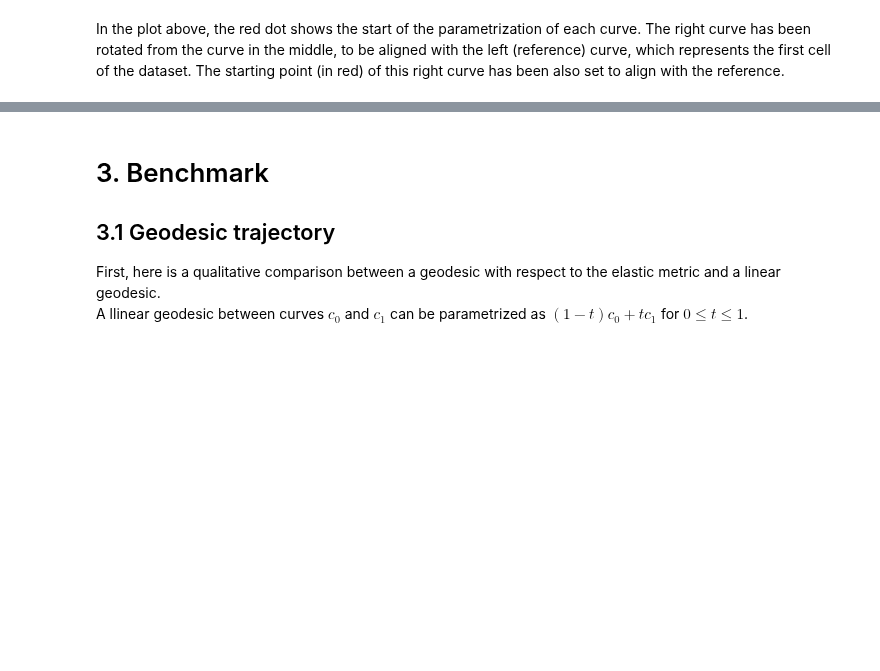
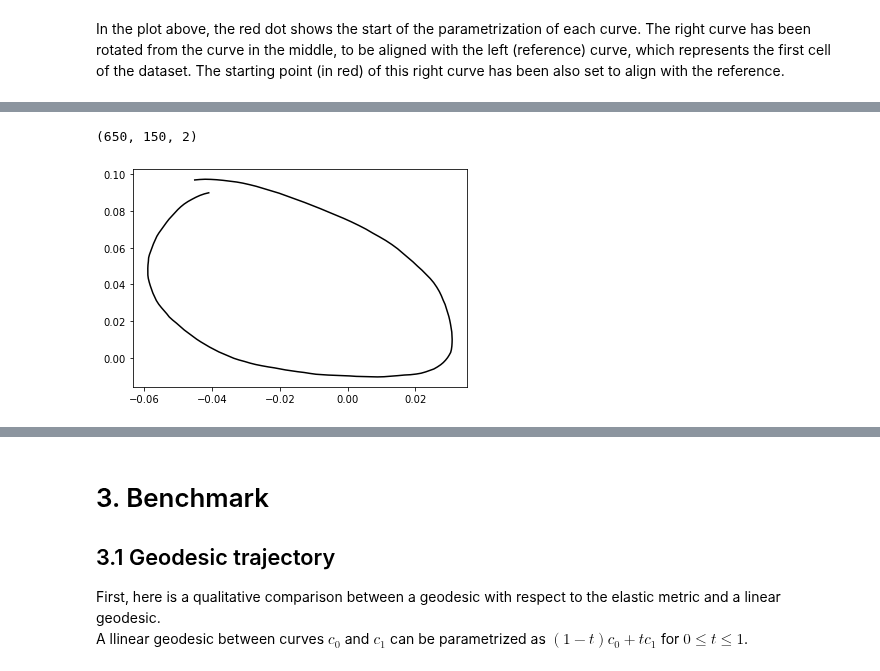
Before and after one commit to geomstats/geomstats, a Jupyter notebook: notebooks/usecase_cell_shapes_analysis.ipynb, the cells around one changed output, grey strips where cells are left out. Cells and saved outputs as stored; diff of their text form; code cells hidden in the pictures; blank space fills up the shorter version.

```diff
--- a/notebooks/usecase_cell_shapes_analysis.ipynb
+++ b/notebooks/usecase_cell_shapes_analysis.ipynb
@@ -614,0 +352,18 @@ For the purpose of our analysis which focused on the contour shapes of the cell,
+# %%
+cells_shape_arr = np.stack(cells_shape)
+cells_shape_arr.shape
+# %% [output]
+(650, 150, 2)
+# %%
+from geomstats.learning.frechet_mean import FrechetMean
+
+cells_test = np.vstack([cells_shape_arr[:138], cells_shape_arr[139:]])
+
+mean = FrechetMean(metric=curves.square_root_velocity_metric, point_type="matrix")
+mean.fit(cells_test)
+
+mean_estimate = mean.estimate_
+
+plt.plot(mean_estimate[:, 0], mean_estimate[:, 1], "black");
+# %% [output]
+[figure, added]
```
Also changed, not shown: parts of 68 cells of this notebook, 1 other file.
